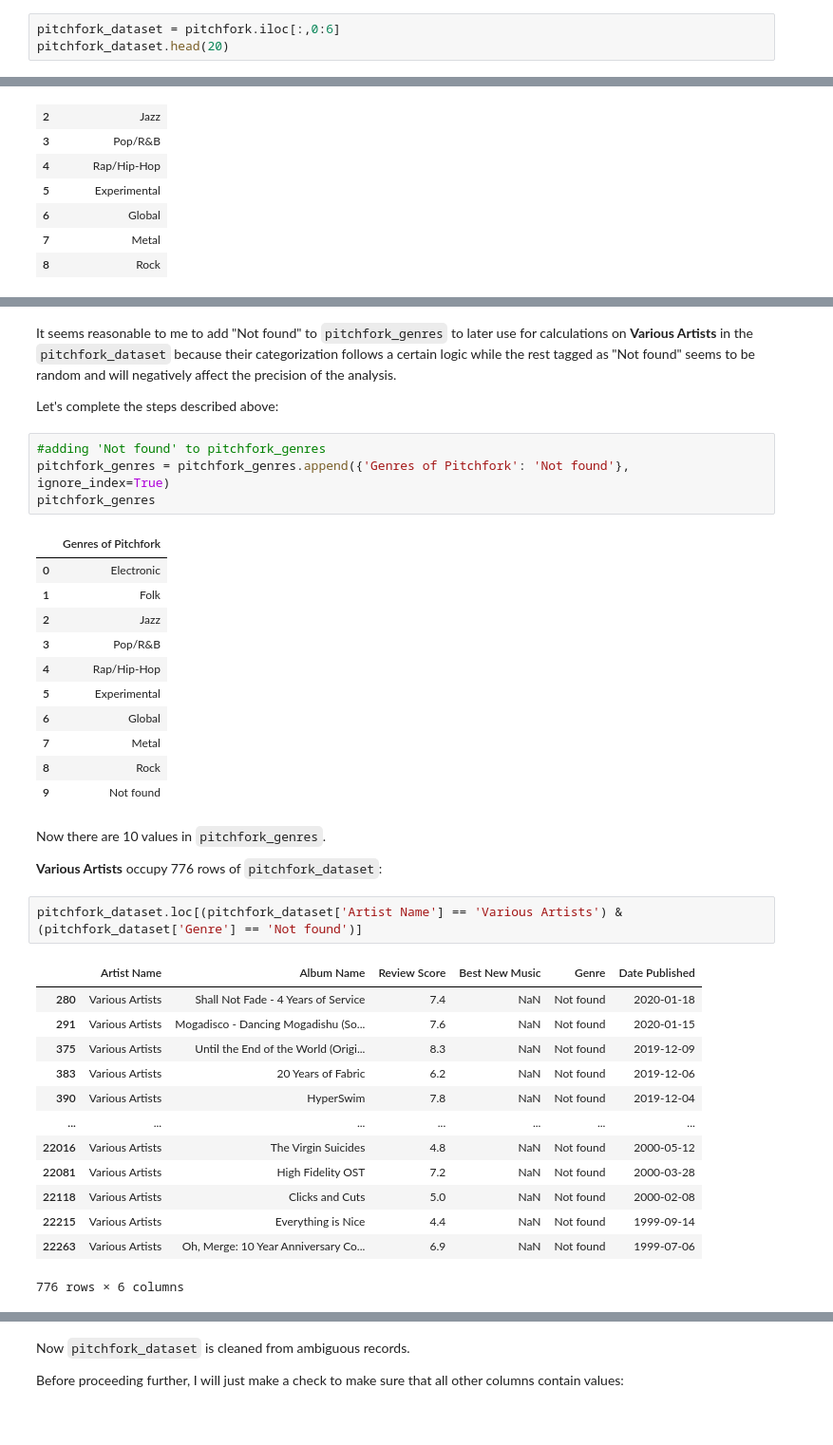
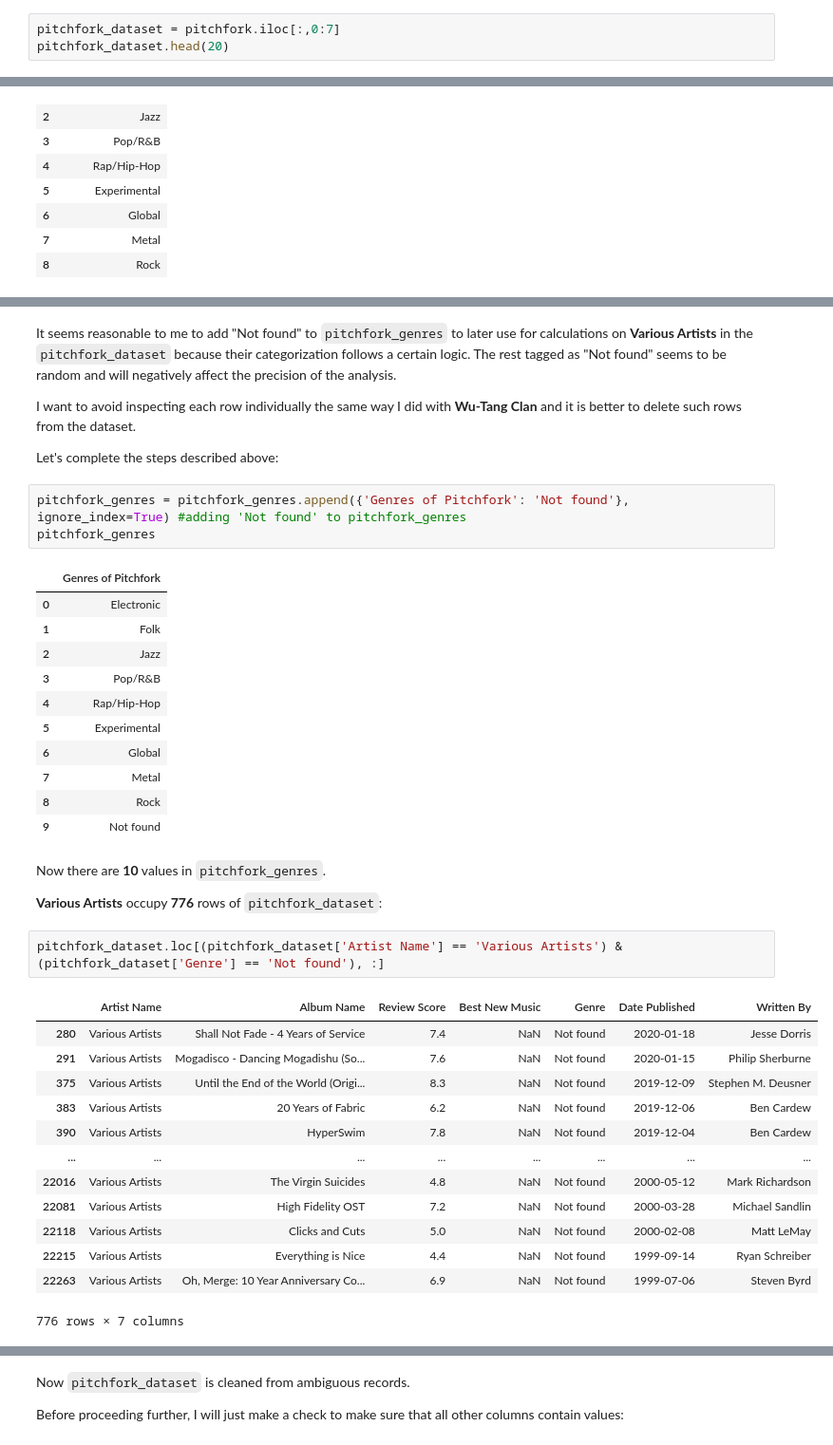
Before and after one commit to glbshv/Pitchfork-project, a Jupyter notebook: 03_Pitchfork_data_analysis.ipynb, the cells around one changed output, grey strips where cells are left out. Shown: that part at 95% size. Cells and saved outputs as stored; diff of their text form.

```diff
--- a/03_Pitchfork_data_analysis.ipynb
+++ b/03_Pitchfork_data_analysis.ipynb
@@ -72,4 +73,4 @@ However, I will be looking only at the following ones: **Artist Name**, **Album
 # %%
-pitchfork_dataset = pitchfork.iloc[:,0:6]
+pitchfork_dataset = pitchfork.iloc[:,0:7]
 pitchfork_dataset.head(20)
 # %% [output]
@@ -199,10 +213,11 @@ pitchfork_dataset.loc[pitchfork_dataset['Genre'] == 'Not found']
 # %% [markdown]
-It seems reasonable to me to add "Not found" to `pitchfork_genres` to later use for calculations on **Various Artists** in the `pitchfork_dataset` because their categorization follows a certain logic while the rest tagged as "Not found" seems to be random and will negatively affect the precision of the analysis.
+It seems reasonable to me to add "Not found" to `pitchfork_genres` to later use for calculations on **Various Artists** in the `pitchfork_dataset` because their categorization follows a certain logic. The rest tagged as "Not found" seems to be random and will negatively affect the precision of the analysis.
+
+I want to avoid inspecting each row individually the same way I did with **Wu-Tang Clan** and it is better to delete such rows from the dataset.
 
 Let's complete the steps described above:
 # %%
-#adding 'Not found' to pitchfork_genres
-pitchfork_genres = pitchfork_genres.append({'Genres of Pitchfork': 'Not found'}, ignore_index=True)
+pitchfork_genres = pitchfork_genres.append({'Genres of Pitchfork': 'Not found'}, ignore_index=True) #adding 'Not found' to pitchfork_genres
 pitchfork_genres
 # %% [output]
 |  | Genres of Pitchfork |
@@ -217,23 +232,23 @@ pitchfork_genres
 | 8 | Rock |
 | 9 | Not found |
 # %% [markdown]
-Now there are 10 values in `pitchfork_genres`.
+Now there are **10** values in `pitchfork_genres`.
 
-**Various Artists** occupy 776 rows of `pitchfork_dataset`:
+**Various Artists** occupy **776** rows of `pitchfork_dataset`:
 # %%
-pitchfork_dataset.loc[(pitchfork_dataset['Artist Name'] == 'Various Artists') & (pitchfork_dataset['Genre'] == 'Not found')]
+pitchfork_dataset.loc[(pitchfork_dataset['Artist Name'] == 'Various Artists') & (pitchfork_dataset['Genre'] == 'Not found'), :]
 # %% [output]
-|  | Artist Name | Album Name | Review Score | Best New Music | Genre | Date Published |
-| 280 | Various Artists | Shall Not Fade - 4 Years of Service | 7.4 | NaN | Not found | 2020-01-18 |
-| 291 | Various Artists | Mogadisco - Dancing Mogadishu (So... | 7.6 | NaN | Not found | 2020-01-15 |
-| 375 | Various Artists | Until the End of the World (Origi... | 8.3 | NaN | Not found | 2019-12-09 |
-| 383 | Various Artists | 20 Years of Fabric | 6.2 | NaN | Not found | 2019-12-06 |
-| 390 | Various Artists | HyperSwim | 7.8 | NaN | Not found | 2019-12-04 |
-| ... | ... | ... | ... | ... | ... | ... |
-| 22016 | Various Artists | The Virgin Suicides | 4.8 | NaN | Not found | 2000-05-12 |
-| 22081 | Various Artists | High Fidelity OST | 7.2 | NaN | Not found | 2000-03-28 |
-| 22118 | Various Artists | Clicks and Cuts | 5.0 | NaN | Not found | 2000-02-08 |
-| 22215 | Various Artists | Everything is Nice | 4.4 | NaN | Not found | 1999-09-14 |
-| 22263 | Various Artists | Oh, Merge: 10 Year Anniversary Co... | 6.9 | NaN | Not found | 1999-07-06 |
+|  | Artist Name | Album Name | Review Score | Best New Music | Genre | Date Published | Written By |
+| 280 | Various Artists | Shall Not Fade - 4 Years of Service | 7.4 | NaN | Not found | 2020-01-18 | Jesse Dorris |
+| 291 | Various Artists | Mogadisco - Dancing Mogadishu (So... | 7.6 | NaN | Not found | 2020-01-15 | Philip Sherburne |
+| 375 | Various Artists | Until the End of the World (Origi... | 8.3 | NaN | Not found | 2019-12-09 | Stephen M. Deusner |
+| 383 | Various Artists | 20 Years of Fabric | 6.2 | NaN | Not found | 2019-12-06 | Ben Cardew |
+| 390 | Various Artists | HyperSwim | 7.8 | NaN | Not found | 2019-12-04 | Ben Cardew |
+| ... | ... | ... | ... | ... | ... | ... | ... |
+| 22016 | Various Artists | The Virgin Suicides | 4.8 | NaN | Not found | 2000-05-12 | Mark Richardson |
+| 22081 | Various Artists | High Fidelity OST | 7.2 | NaN | Not found | 2000-03-28 | Michael Sandlin |
+| 22118 | Various Artists | Clicks and Cuts | 5.0 | NaN | Not found | 2000-02-08 | Matt LeMay |
+| 22215 | Various Artists | Everything is Nice | 4.4 | NaN | Not found | 1999-09-14 | Ryan Schreiber |
+| 22263 | Various Artists | Oh, Merge: 10 Year Anniversary Co... | 6.9 | NaN | Not found | 1999-07-06 | Steven Byrd |
-776 rows × 6 columns
+776 rows × 7 columns
 # %% [markdown]
```
Also changed, not shown: parts of 32 cells of this notebook.
